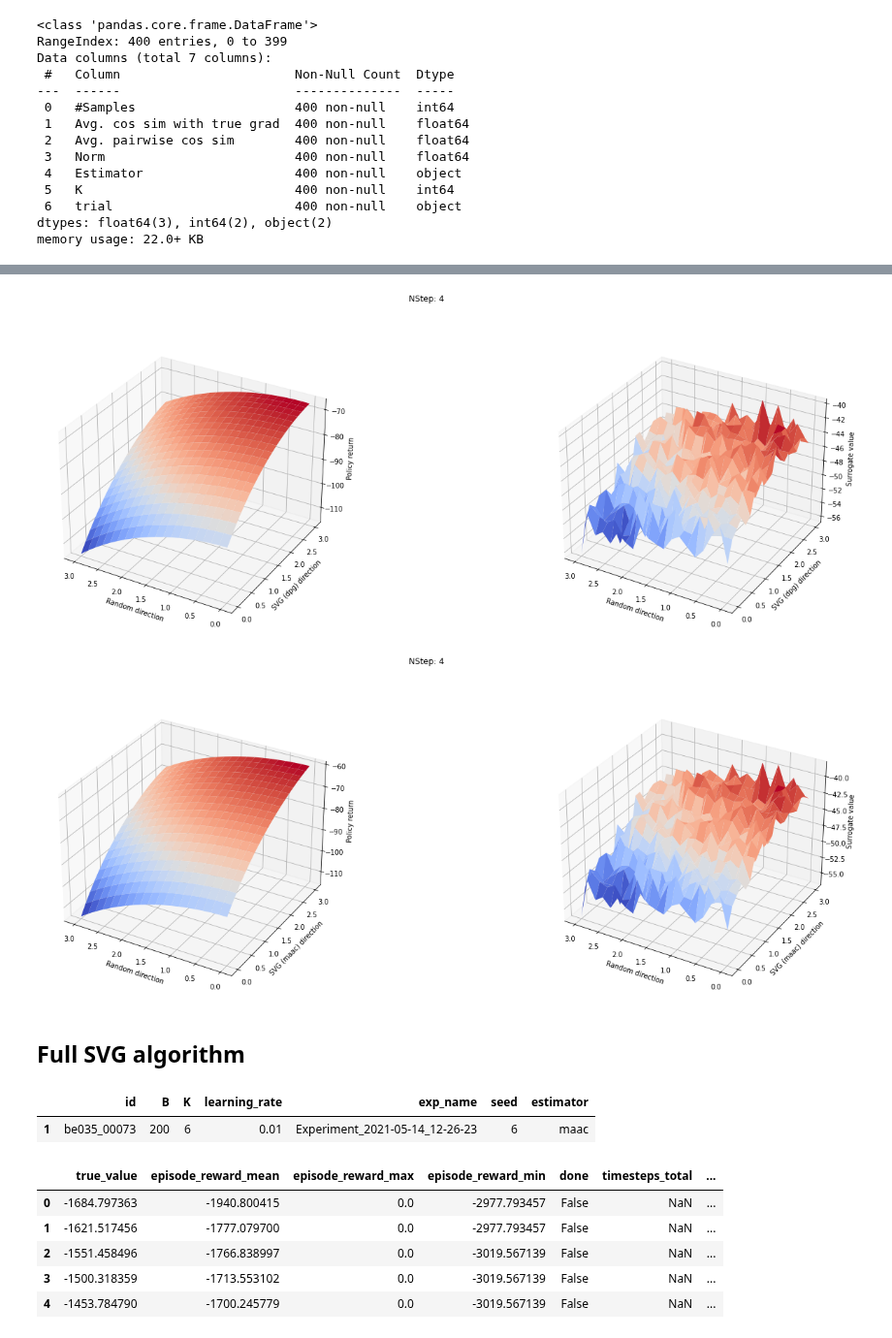
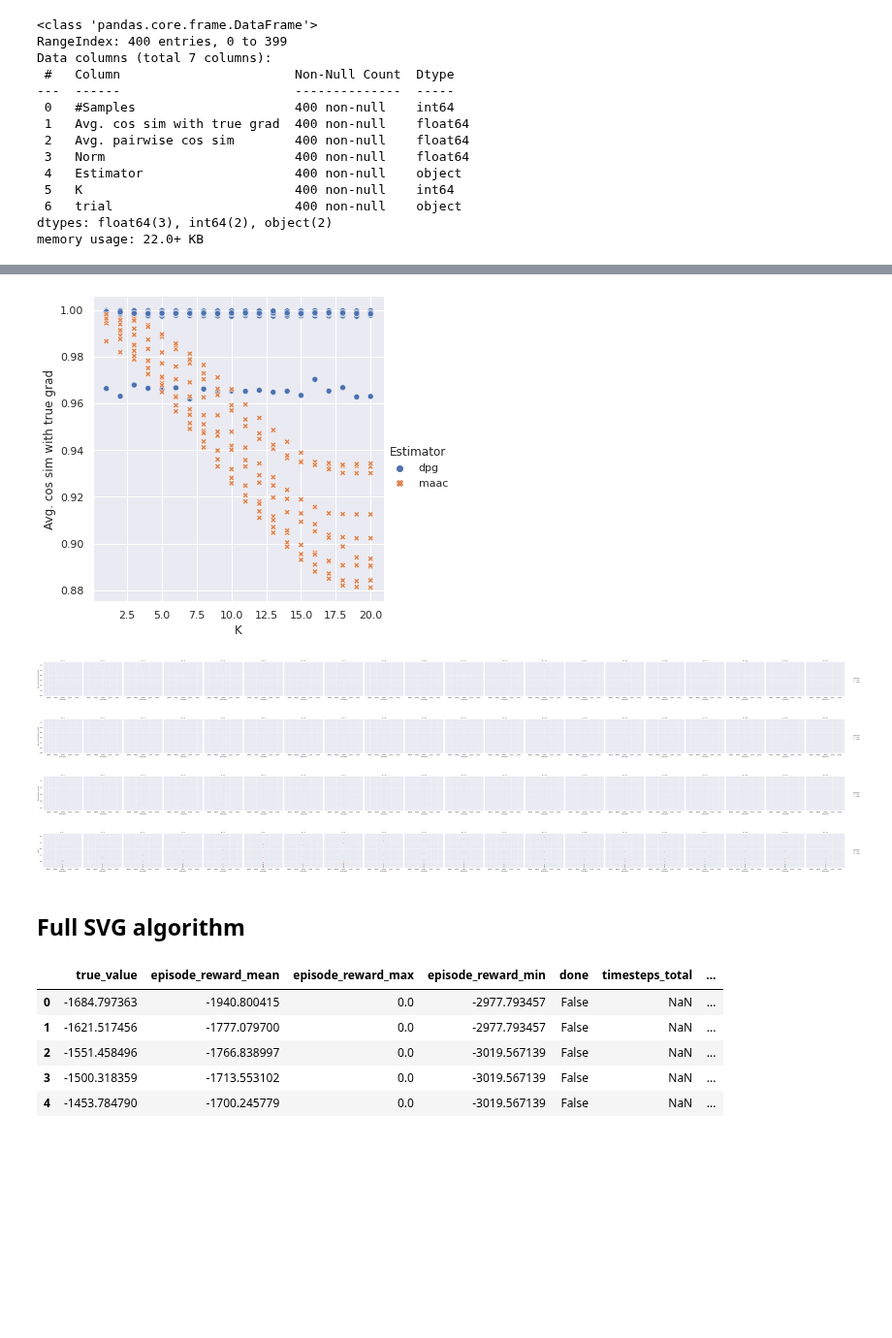
Before and after one commit to 0xangelo/LQSVG, a Jupyter notebook: experiments/dpg_vs_maac.ipynb, the cells around one changed output, grey strips where cells are left out. Shown at 97% size. Saved outputs shown, nothing was run; the diff lists cells and outputs as text; code cells hidden in the pictures; blank space fills up the shorter version.

Commit message:
chore(experiments): prepare scripts for optimality gap results
Signed-off-by: angelolovatto <angelolovatto@gmail.com>

```diff
--- a/experiments/dpg_vs_maac.ipynb
+++ b/experiments/dpg_vs_maac.ipynb
@@ -393,2 +389,14 @@ comp.convert()
 # %%
-comp.plot_acc_vs_nstep()
+def plot_acc_vs_nstep(comparison):
+    data = comparison.data
+    data = data[data["#Samples"] == data["#Samples"].max()]
+    sns.set_theme()
+    sns.relplot(
+        kind="scatter",
+        data=data,
+        x="K",
+        y="Avg. cos sim with true grad",
+        hue="Estimator",
+        style="Estimator",
+    )
+    plt.show()
@@ -488,6 +403,4 @@ comparator.plot_real_vs_surrogate("maac", samples=200, n_step=4, seed=42)
-# %%
-comparator.plot_real_vs_surrogate("dpg", samples=500, n_step=4, seed=42)
-comparator.plot_real_vs_surrogate("maac", samples=500, n_step=4, seed=42)
-# %% [output]
-[figure, removed]
-[figure, removed]
+# %%
+plot_acc_vs_nstep(comp)
+# %% [output]
+[figure, added]
@@ -494,3 +456,14 @@ comparator.plot_real_vs_surrogate("maac", samples=500, n_step=4, seed=42)
+# %%
+plot_gradient_acc(comp)
+# %% [output]
+[figure, added]
+# %%
+plot_gradient_var(comp)
+plot_gradient_norm(comp, agg=False)
+# %% [output]
+[figure, added]
+[figure, added]
+[figure, added]
 # %% [markdown]
 ## Full SVG algorithm
 # %%
@@ -503,8 +477,3 @@ exps_data = load_exps_data("results/Experiment_2021-05-14_12-26-23/")
 # %%
 def dict_exclude(mapping: dict[str, T], keys: Iterable[str]) -> dict[str, T]:
     return {k: mapping[k] for k in set(mapping.keys()).difference(set(keys))}
-# %%
-pd.DataFrame(dict_exclude(exps_data[0].params, ["wandb_tags", "wandb_dir"]), index=[1])
-# %% [output]
-|  | id | B | K | learning_rate | exp_name | seed | estimator |
-| 1 | be035_00073 | 200 | 6 | 0.01 | Experiment_2021-05-14_12-26-23 | 6 | maac |
```
Also changed, not shown: parts of 31 cells of this notebook, 1 other file.
